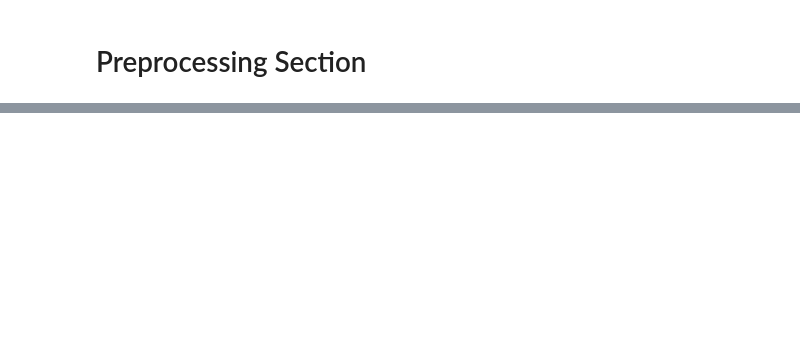
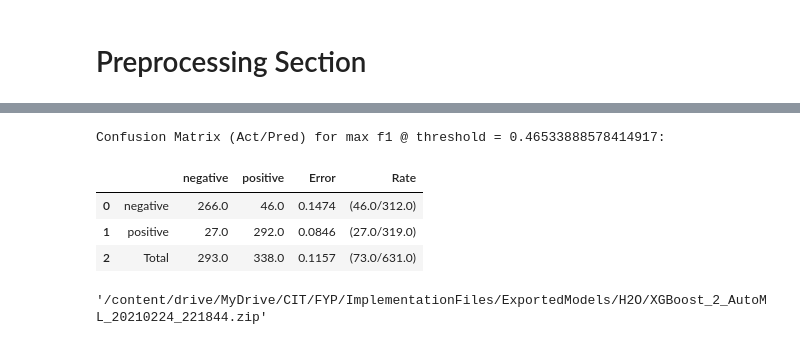
Before and after one commit to CianOSull/AutoML_With_SA_FYP_2021, a Jupyter notebook: MainNotebook.ipynb, the cells around one changed output, grey strips where cells are left out. Drawn from its saved outputs; the diff is of its cells as text; code cells hidden in the pictures; blank space fills up the shorter version.

```diff
--- a/MainNotebook.ipynb
+++ b/MainNotebook.ipynb
@@ -384,0 +544,15 @@ Parse progress: |█████████████████████
+# %%
+best_model = h2o.get_model(h2o_model.leader.model_id)
+best_model.confusion_matrix()
+# %% [output]
+Confusion Matrix (Act/Pred) for max f1 @ threshold = 0.46533888578414917:
+|  |  | negative | positive | Error | Rate |
+| 0 | negative | 266.0 | 46.0 | 0.1474 | (46.0/312.0) |
+| 1 | positive | 27.0 | 292.0 | 0.0846 | (27.0/319.0) |
+| 2 | Total | 293.0 | 338.0 | 0.1157 | (73.0/631.0) |
+# %%
+# This outputs the model as a mojo file which is meant to be a binary object
+# that can work in other languages
+h2o_model.leader.download_mojo(path = "/content/drive/MyDrive/CIT/FYP/ImplementationFiles/ExportedModels/H2O")
+# %% [output]
+'/content/drive/MyDrive/CIT/FYP/ImplementationFiles/ExportedModels/H2O/XGBoost_2_AutoML_20210224_221844.zip'
```
Also changed, not shown: parts of 18 cells of this notebook.
